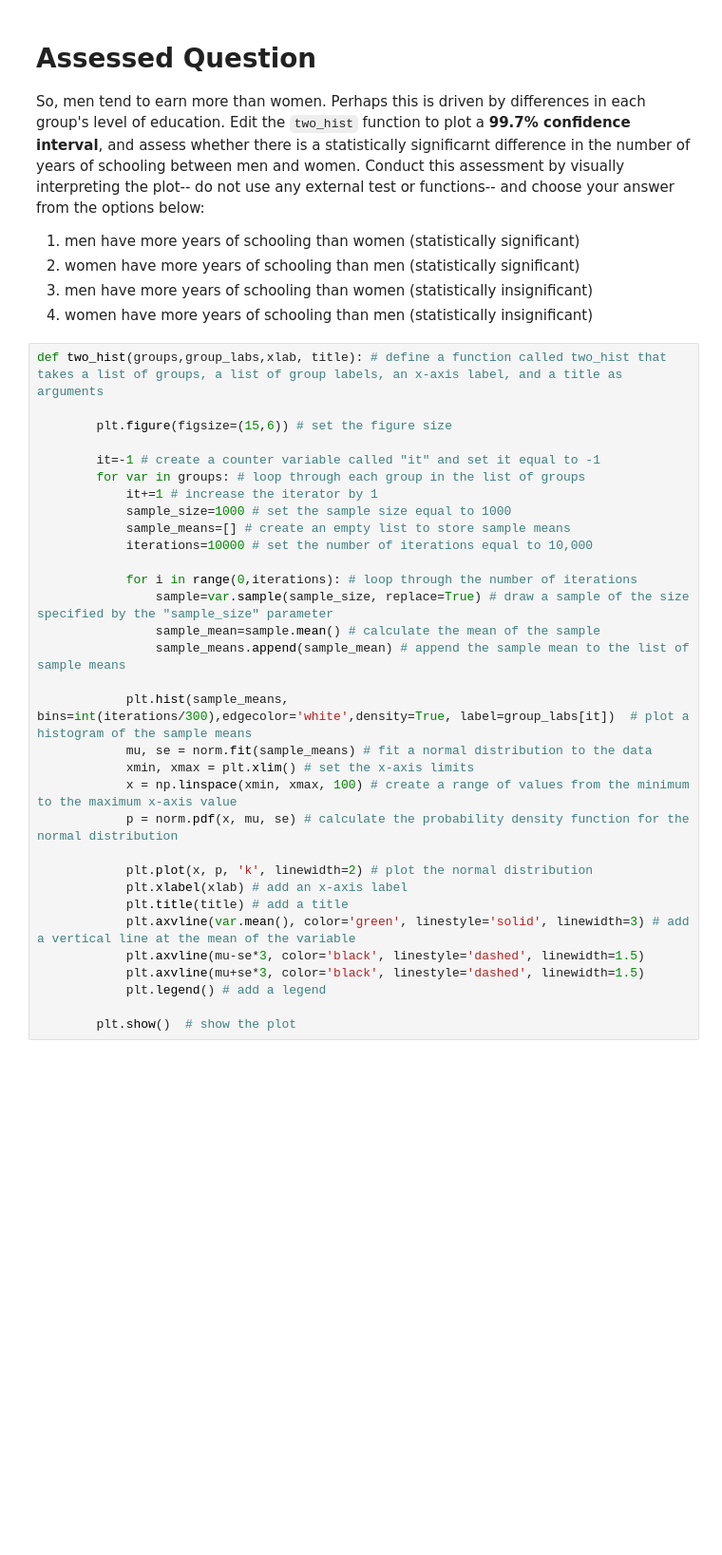
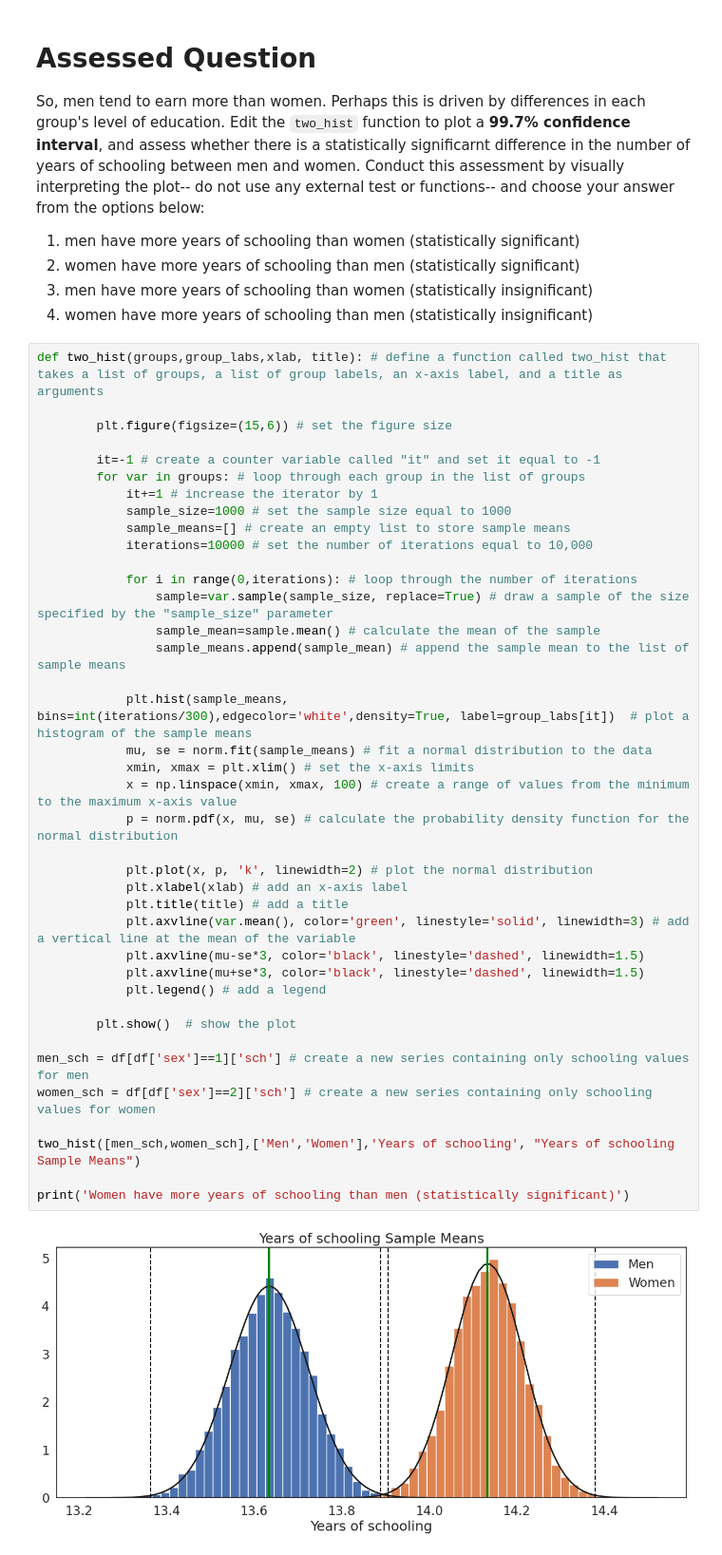
Before and after one commit to szofivardy-dev/QM2, a Jupyter notebook: W5_Distributions_and_Basic_Statistics.ipynb, the cells around one changed output. Shown at 95% size. Cells and saved outputs as stored; diff of their text form; blank space fills up the shorter version.

```diff
--- a/W5_Distributions_and_Basic_Statistics.ipynb
+++ b/W5_Distributions_and_Basic_Statistics.ipynb
@@ -548,30 +548,39 @@ def two_hist(groups,group_labs,xlab, title): # define a function called two_hist
 
 		plt.figure(figsize=(15,6)) # set the figure size
 
 		it=-1 # create a counter variable called "it" and set it equal to -1
 		for var in groups: # loop through each group in the list of groups
 			it+=1 # increase the iterator by 1
 			sample_size=1000 # set the sample size equal to 1000
 			sample_means=[] # create an empty list to store sample means
 			iterations=10000 # set the number of iterations equal to 10,000
 
 			for i in range(0,iterations): # loop through the number of iterations
 				sample=var.sample(sample_size, replace=True) # draw a sample of the size specified by the "sample_size" parameter
 				sample_mean=sample.mean() # calculate the mean of the sample
 				sample_means.append(sample_mean) # append the sample mean to the list of sample means
 
 			plt.hist(sample_means, bins=int(iterations/300),edgecolor='white',density=True, label=group_labs[it])  # plot a histogram of the sample means
 			mu, se = norm.fit(sample_means) # fit a normal distribution to the data
 			xmin, xmax = plt.xlim() # set the x-axis limits
 			x = np.linspace(xmin, xmax, 100) # create a range of values from the minimum to the maximum x-axis value
 			p = norm.pdf(x, mu, se) # calculate the probability density function for the normal distribution
 
 			plt.plot(x, p, 'k', linewidth=2) # plot the normal distribution
 			plt.xlabel(xlab) # add an x-axis label
 			plt.title(title) # add a title
 			plt.axvline(var.mean(), color='green', linestyle='solid', linewidth=3) # add a vertical line at the mean of the variable
 			plt.axvline(mu-se*3, color='black', linestyle='dashed', linewidth=1.5)
 			plt.axvline(mu+se*3, color='black', linestyle='dashed', linewidth=1.5)
 			plt.legend() # add a legend
 
 		plt.show()  # show the plot
+
+men_sch = df[df['sex']==1]['sch'] # create a new series containing only schooling values for men
+women_sch = df[df['sex']==2]['sch'] # create a new series containing only schooling values for women
+
+two_hist([men_sch,women_sch],['Men','Women'],'Years of schooling', "Years of schooling Sample Means")
+
+print('Women have more years of schooling than men (statistically significant)')
+# %% [output]
+[figure, added]
```
Also changed, not shown: parts of 7 cells of this notebook.
